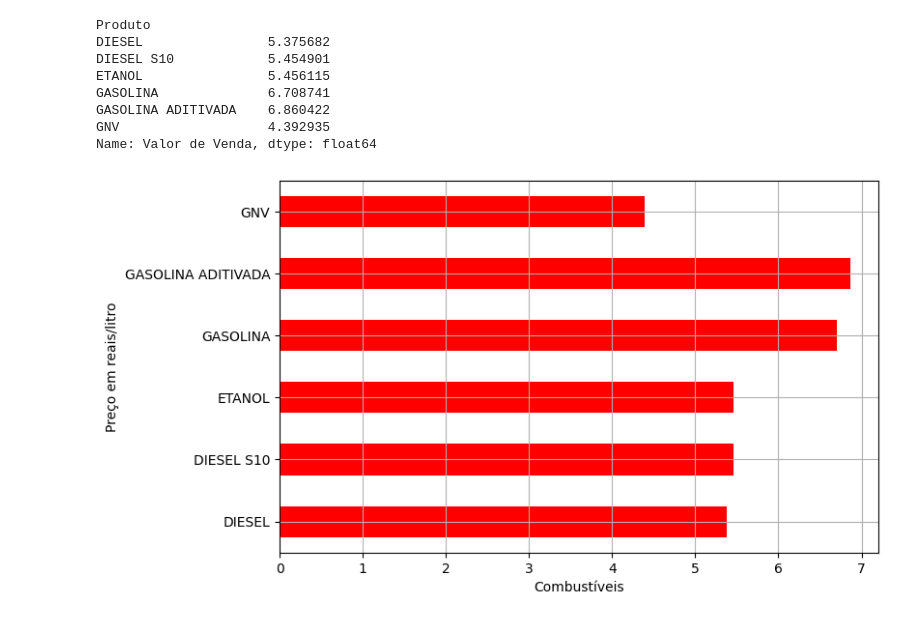
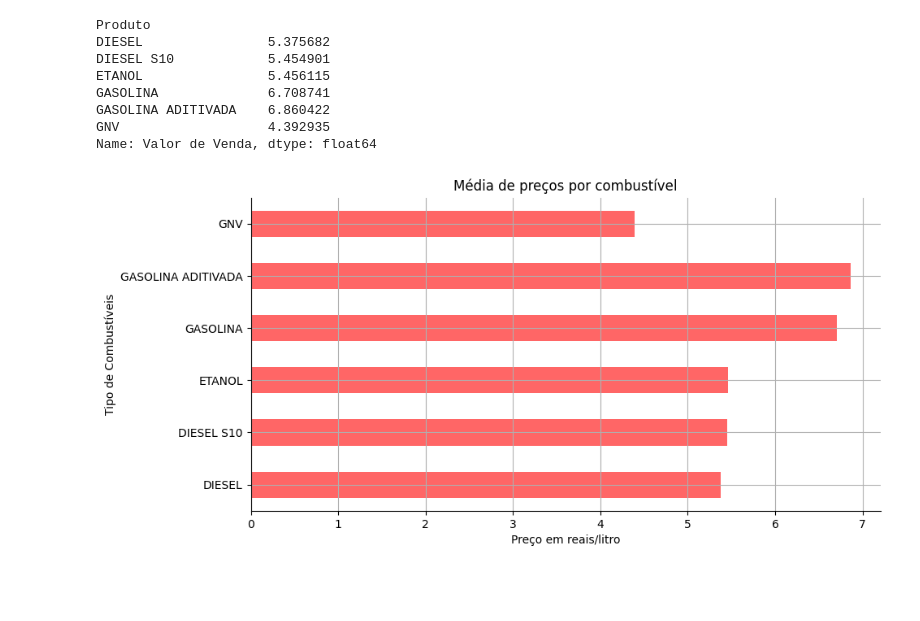
Before and after one commit to Fael3113/Primeiro-Exemplo-em-Pandas, a Jupyter notebook: Segundo exemplo.ipynb, the cells around one changed output. Drawn from its saved outputs; the diff is of its cells as text; code cells hidden in the pictures; blank space fills up the shorter version.

```diff
--- a/Segundo exemplo.ipynb
+++ b/Segundo exemplo.ipynb
@@ -291,16 +292,19 @@ GNV                   4.392935
 Name: Valor de Venda, dtype: float64
 # %%
 #Definindo tamanho do gráfico
-plt.figure(figsize=(8,5))
+plt.figure(figsize=(10,5))
 #Plotando o gráfico
 c_media.plot(
     kind="barh",
-    xlabel="Combustíveis",
-    ylabel="Preço em reais/litro",
-    color="red"
+    xlabel="Preço em reais/litro",
+    ylabel="Tipo de Combustíveis",
+    title="Média de preços por combustível",
+    color="red",
+    alpha=0.6
 )
 #Grid
+sns.despine()
 plt.grid()
 plt.show()
 # %% [output]
-[figure, old version]
+[figure, new version]
```
Also changed, not shown: parts of 3 cells of this notebook, 1 other file.
